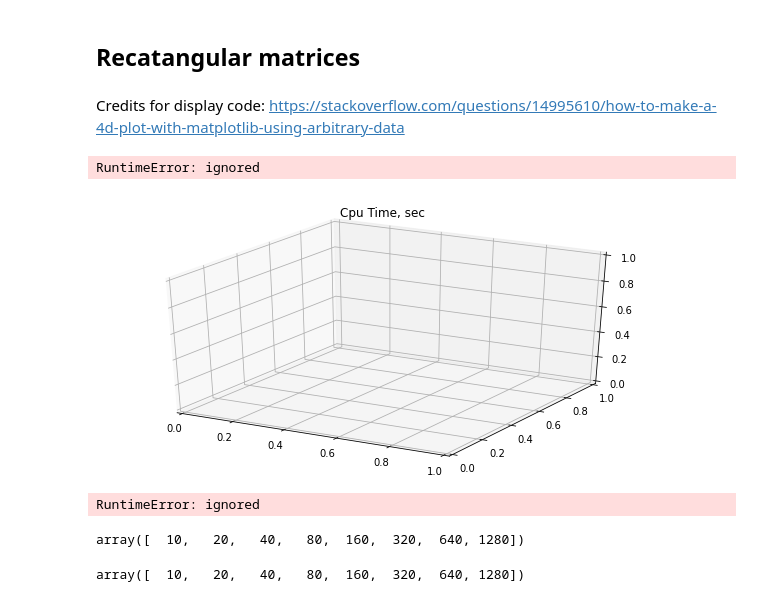
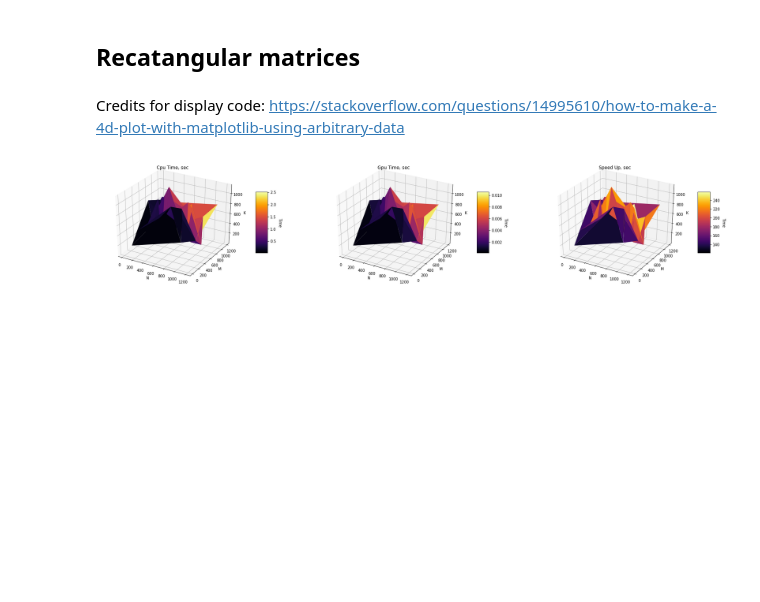
Before and after one commit to Anteii/HPC-Labs, a Jupyter notebook: lab1/lab1.ipynb, the cells around one changed output. Saved outputs shown, nothing was run; the diff lists cells and outputs as text; code cells hidden in the pictures; blank space fills up the shorter version.

```diff
--- a/lab1/lab1.ipynb
+++ b/lab1/lab1.ipynb
@@ -386,5 +394,20 @@ sns.lineplot(x=N, y=gpu_time, ax=axs[1], label="gpu");
 # %% [markdown]
 ## Recatangular matrices
+# %%
+params = {
+    "N": "1066 680 57 452 1060 12 227 687 515 789 257 167 557 292 97 1082 287 175 903 1129 214 639 903 246 846 401 1117 192 1013 536 502 847 121 1064 734 1195 328 18 341 414 624 522 309 258 634 1040 977 221 227 959",
+    "M": "40 1175 1183 431 10 1058 1087 1028 372 843 623 878 389 793 214 1181 286 925 185 591 90 287 510 522 66 768 580 568 408 1124 406 946 47 291 794 248 670 737 522 485 934 491 775 1023 431 63 501 1024 1171 369",
+    "K": "981 3 584 264 535 302 640 754 588 536 705 771 292 146 349 770 580 818 800 791 511 855 1050 336 1138 1126 234 426 342 415 667 326 200 488 81 493 302 783 980 142 663 825 928 755 755 1151 958 244 122 453",
+    "cpuTime": "0.123595 0.0063035 0.145082 0.156318 0.0157213 0.0154645 0.578076 2.28757 0.360481 1.31123 0.473508 0.481201 0.198811 0.11092 0.0215655 4.23753 0.145718 0.560846 0.408547 2.24869 0.0292933 0.543362 2.04313 0.142347 0.193414 1.50414 0.491337 0.173 0.476262 1.05543 0.49902 1.04649 0.0034555 0.456641 0.144896 0.478369 0.224051 0.0432028 0.659895 0.0826302 1.63285 0.86858 0.810214 0.857236 0.813012 0.217706 1.97355 0.186941 0.112354 0.498325",
+    "gpuTime": "0.000807936 0.00044236 0.000526424 0.000763728 0.00013128 0.000431104 0.0020171 0.00949288 0.00187131 0.00425307 0.00228514 0.00229698 0.00112204 0.000933888 0.000169144 0.0172015 0.0008422 0.00248865 0.00160691 0.00965902 0.000212424 0.00292965 0.00838288 0.000666912 0.00114163 0.00621708 0.00281568 0.00094592 0.00253711 0.00500331 0.00259422 0.00476916 3.1656e-05 0.00186874 0.00111341 0.00277078 0.00140486 0.000327016 0.00275576 0.00068016 0.00721754 0.00396942 0.00277522 0.00397262 0.00374874 0.00140115 0.00807303 0.0012218 0.000818984 0.00302144 ",
+}
+
+for key in ["M", "N", "K"]:
+  params[key] = np.array(list(map(int, params[key].split())))
+for key in ["cpuTime", "gpuTime"]:
+  params[key] = np.array(list(map(float, params[key].split())))
+
+expNum = len(params["N"])
 # %% [markdown]
 Credits for display code: https://stackoverflow.com/questions/14995610/how-to-make-a-4d-plot-with-matplotlib-using-arbitrary-data
 # %%
@@ -402,50 +425,44 @@ def plot4d(n, m, k, times, ax, cmap = "seismic"):
       times[triangles[:,1]],
       times[triangles[:,2]]
   ], axis = 0);
 
   triang = mtri.Triangulation(n, m, triangles);
   surf = ax.plot_trisurf(triang, k, cmap = cmap, shade=False, linewidth=0.2);
   surf.set_array(colors);
   surf.autoscale();
 
   cbar = fig.colorbar(surf, shrink=0.5, aspect=5);
   cbar.ax.get_yaxis().labelpad = 15;
 
   cbar.ax.set_ylabel("Time", rotation = 270);
   ax.set_xlabel("N");
   ax.set_ylabel("M");
   ax.set_zlabel("K");
 
   #ax.invert_xaxis()
 
 n, m, k = params["N"], params["M"], params["K"]
-cpuTime, gpuTime = params["cpuTime"], params["gpuTime"]
+cpu_time, gpu_time = params["cpuTime"], params["gpuTime"]
 
-fig = plt.figure(figsize=(22, 5));
+cpu_time, gpu_time = np.array(cpu_time), np.array(gpu_time)
+speed_up = cpu_time / gpu_time
 
-ax = fig.add_subplot(1, 2, 1, projection='3d')
+fig = plt.figure(figsize=(30, 6));
+
+ax = fig.add_subplot(1, 3, 1, projection='3d')
 ax.set_title("Cpu Time, sec")
-plot4d(n, m, k, cpuTime, ax, cmap="inferno")
+plot4d(n, m, k, cpu_time, ax, cmap="inferno")
 
-ax = fig.add_subplot(1, 2, 2, projection='3d')
+ax = fig.add_subplot(1, 3, 2, projection='3d')
 ax.set_title("Gpu Time, sec")
-plot4d(n, m, k, gpuTime, ax, cmap="inferno")
+plot4d(n, m, k, gpu_time, ax, cmap="inferno")
+
+ax = fig.add_subplot(1, 3, 3, projection='3d')
+ax.set_title("Speed Up, sec")
+plot4d(n, m, k, speed_up, ax, cmap="inferno")
 
 #fig.text(0.2, 0.1, "textsrt")
 #fig.subplots_adjust(bottom=0.25)
 plt.show();
 # %% [output]
-RuntimeError: ignored
-[figure, old version]
+[figure, new version]
-# %%
-mtri.Triangulation(n, m).triangles
-# %% [output]
-RuntimeError: ignored
-# %%
-n
-# %% [output]
-array([  10,   20,   40,   80,  160,  320,  640, 1280])
-# %%
-m
-# %% [output]
-array([  10,   20,   40,   80,  160,  320,  640, 1280])
```
Also changed, not shown: parts of 9 cells of this notebook.
